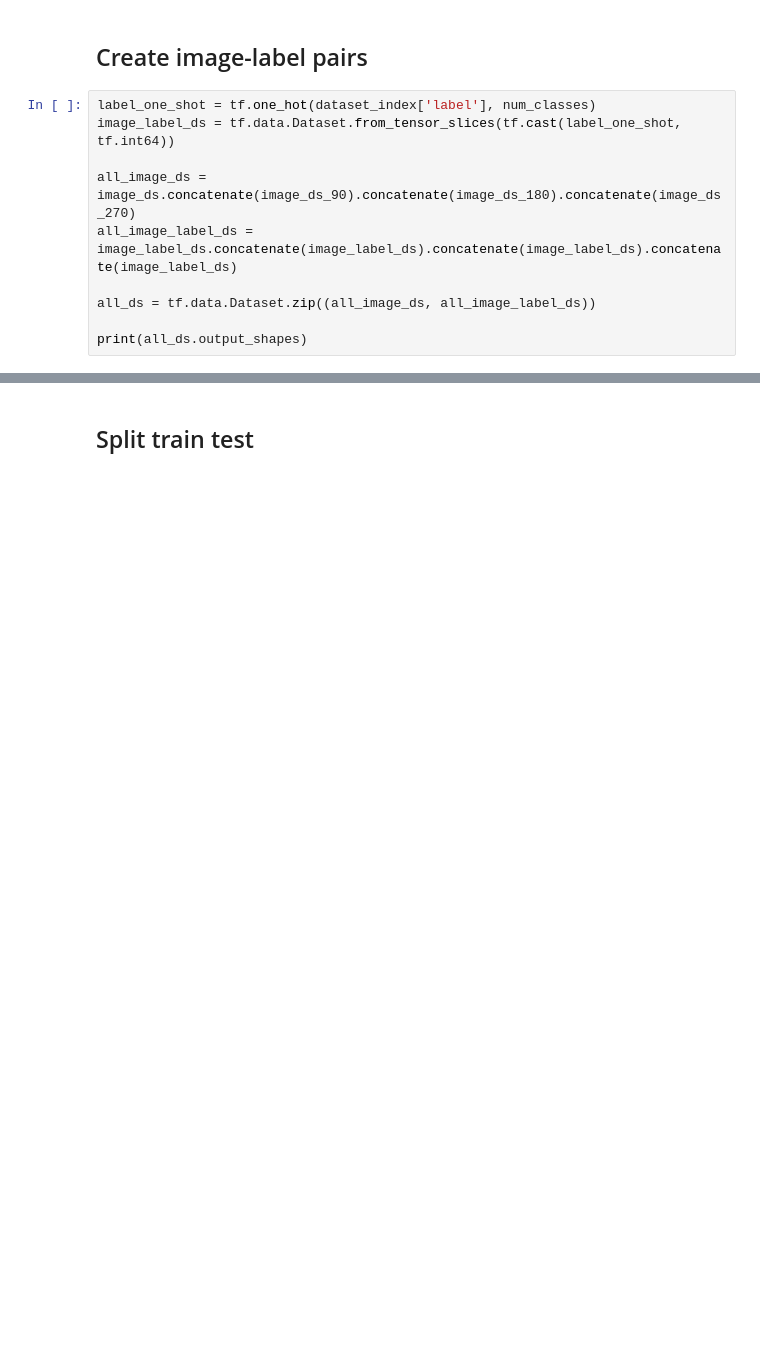
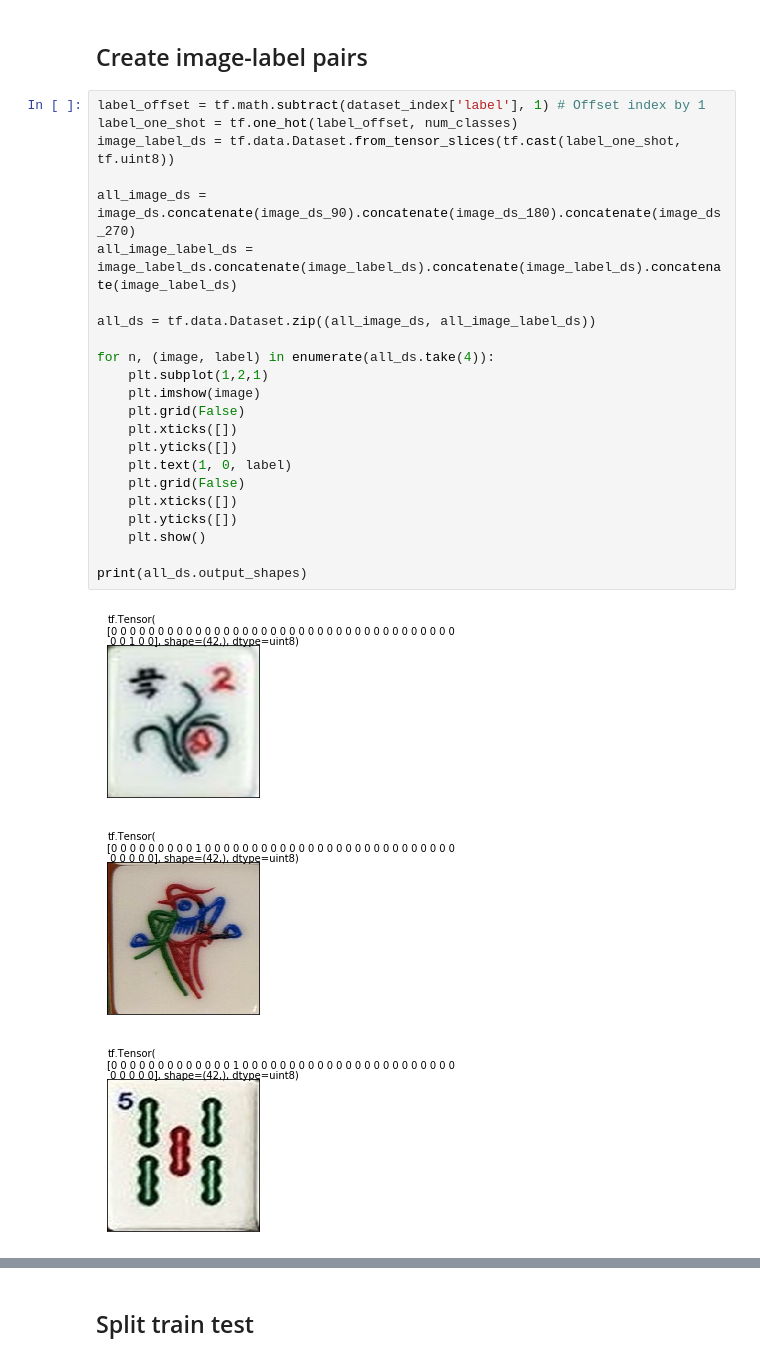
Before and after one commit to elise-ng/COMP4901J_Project, a Jupyter notebook: Classifier.ipynb, the cells around one changed output, grey strips where cells are left out. Saved outputs shown, nothing was run; the diff lists cells and outputs as text; blank space fills up the shorter version.

```diff
--- a/Classifier.ipynb
+++ b/Classifier.ipynb
@@ -96,13 +96,29 @@ Colocations handled automatically by placer.
 # %% [markdown]
 ## Create image-label pairs
 # %%
-label_one_shot = tf.one_hot(dataset_index['label'], num_classes)
-image_label_ds = tf.data.Dataset.from_tensor_slices(tf.cast(label_one_shot, tf.int64))
+label_offset = tf.math.subtract(dataset_index['label'], 1) # Offset index by 1
+label_one_shot = tf.one_hot(label_offset, num_classes)
+image_label_ds = tf.data.Dataset.from_tensor_slices(tf.cast(label_one_shot, tf.uint8))
 
 all_image_ds = image_ds.concatenate(image_ds_90).concatenate(image_ds_180).concatenate(image_ds_270)
 all_image_label_ds = image_label_ds.concatenate(image_label_ds).concatenate(image_label_ds).concatenate(image_label_ds)
 
 all_ds = tf.data.Dataset.zip((all_image_ds, all_image_label_ds))
 
+for n, (image, label) in enumerate(all_ds.take(4)):
+    plt.subplot(1,2,1)
+    plt.imshow(image)
+    plt.grid(False)
+    plt.xticks([])
+    plt.yticks([])
+    plt.text(1, 0, label)
+    plt.grid(False)
+    plt.xticks([])
+    plt.yticks([])
+    plt.show()
+
 print(all_ds.output_shapes)
 # %% [output]
+[figure, added]
+[figure, added]
+[figure, added]
```
Also changed, not shown: parts of 9 cells of this notebook, 18 other files.
